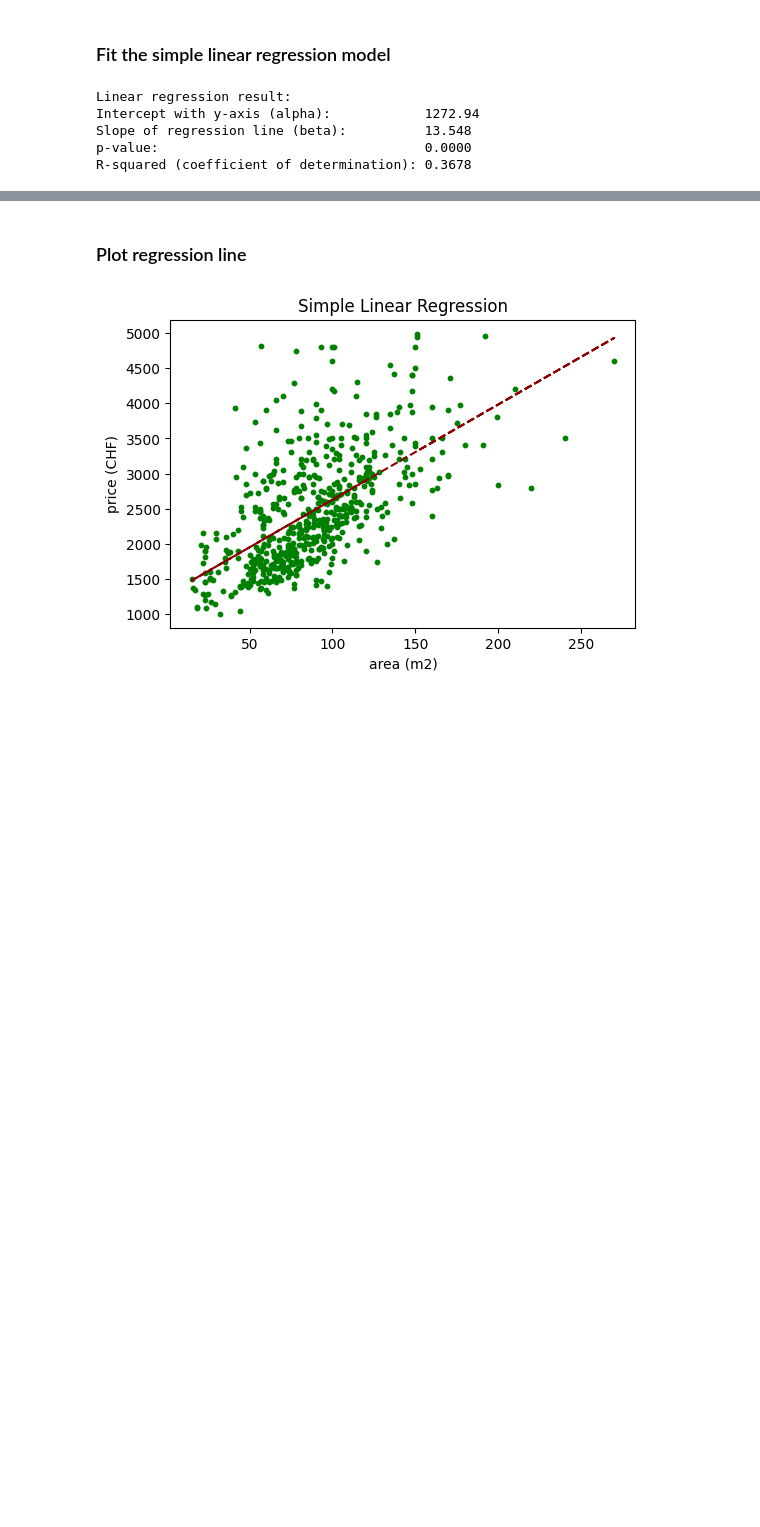
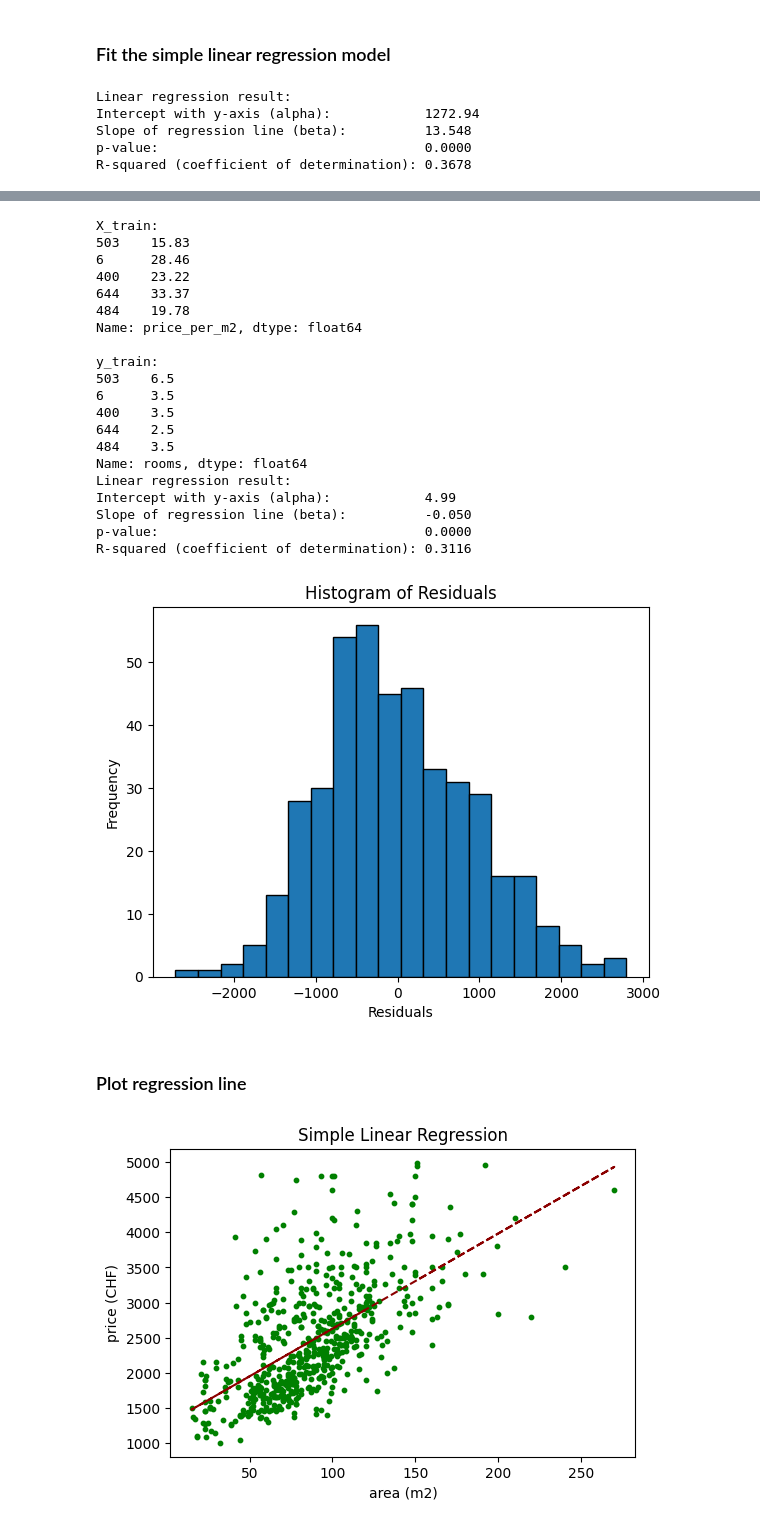
Before and after one commit to orionfischer/data_analytics, a Jupyter notebook: Week_08/linear_regression.ipynb, the cells around one changed output, grey strips where cells are left out. Drawn from its saved outputs; the diff is of its cells as text; code cells hidden in the pictures; blank space fills up the shorter version.

```diff
--- a/Week_08/linear_regression.ipynb
+++ b/Week_08/linear_regression.ipynb
@@ -127,3 +173,59 @@ R-squared (coefficient of determination): 0.3678
+# %%
+# Create train and test samples
+X_train, X_test, y_train, y_test = train_test_split(df['price_per_m2'],
+                                                    df['rooms'],
+                                                    test_size=0.20,
+                                                    random_state=42)
+# Show X_train
+print('X_train:')
+print(X_train.head(), '\n')
+
+# Show y_train
+print('y_train:')
+print(y_train.head())
+
+# Fit the regression model
+slope, intercept, r, p, std_err = stats.linregress(X_train, y_train)
+
+# Print results of the regression model
+print('Linear regression result:')
+print(f'Intercept with y-axis (alpha):            {intercept:.2f}')
+print(f'Slope of regression line (beta):          {slope:.3f}')
+print(f'p-value:                                  {p:.4f}')
+print(f'R-squared (coefficient of determination): {r**2:.4f}')
+
+
+# Now we plot the histogram of the residuals
+plt.hist(residuals, bins=20, edgecolor='black')
+plt.title('Histogram of Residuals')
+plt.xlabel('Residuals')
+plt.ylabel('Frequency')
+plt.show()
+
+
+#normal verteilt, r2 ist kleiner als vorher
+# %% [output]
+X_train:
+503    15.83
+6      28.46
+400    23.22
+644    33.37
+484    19.78
+Name: price_per_m2, dtype: float64
+
+y_train:
+503    6.5
+6      3.5
+400    3.5
+644    2.5
+484    3.5
+Name: rooms, dtype: float64
+Linear regression result:
+Intercept with y-axis (alpha):            4.99
+Slope of regression line (beta):          -0.050
+p-value:                                  0.0000
+R-squared (coefficient of determination): 0.3116
+[figure, added]
 # %% [markdown]
 ### Plot regression line
 # %%
```
Also changed, not shown: parts of 3 cells of this notebook.
